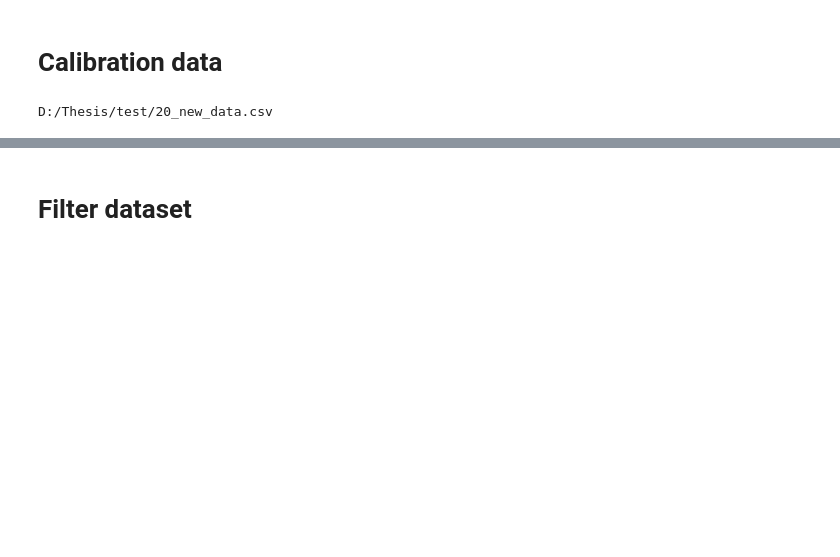
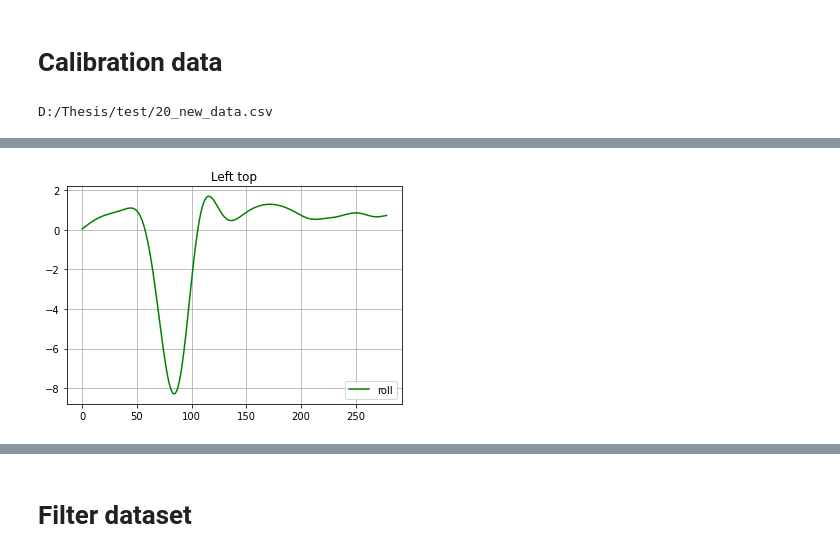
Before and after one commit to Demilaris/human_intention, a Jupyter notebook: IMU Preprocessing.ipynb, the cells around one changed output, grey strips where cells are left out. Drawn from its saved outputs; the diff is of its cells as text; code cells hidden in the pictures; blank space fills up the shorter version.

```diff
--- a/IMU Preprocessing.ipynb
+++ b/IMU Preprocessing.ipynb
@@ -441,0 +412,5 @@ matplot_plot(fnch,'FNCH')
+# %%
+fnch = filter_angles(orientation_rt)
+matplot_plot(fnch,'Left top')
+# %% [output]
+[figure, added]
```
Also changed, not shown: parts of 26 cells of this notebook, 5 other files.
